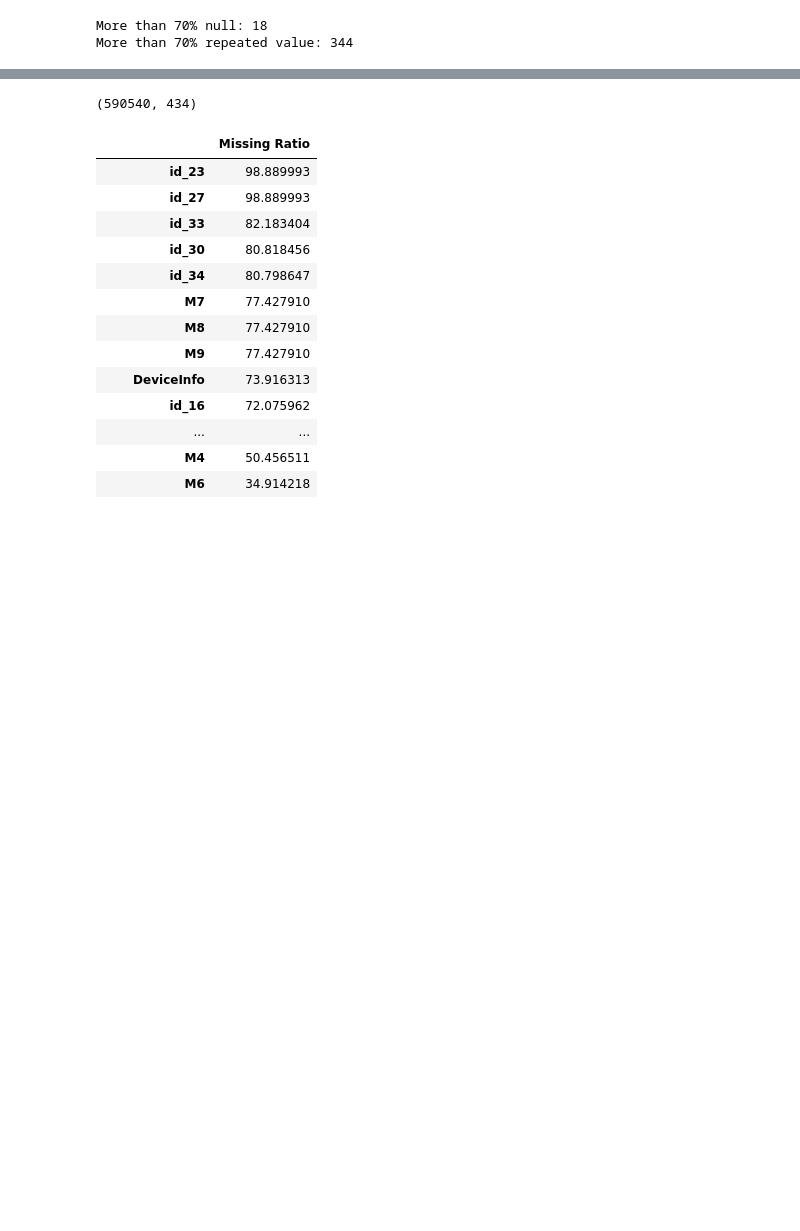
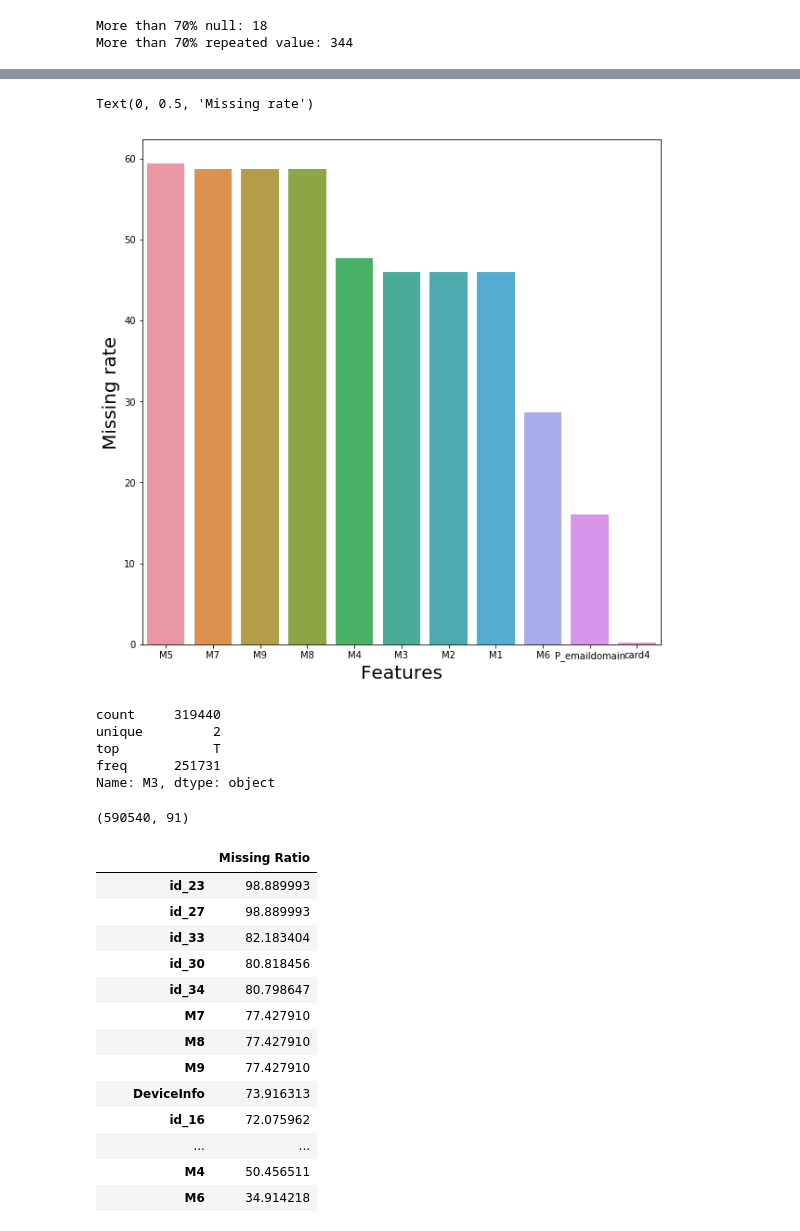
Before and after one commit to khanyousefzai/IEEE_Kaggle_Chalenge, a Jupyter notebook: IEEE_Kaggle_Challenge.ipynb, the cells around one changed output, grey strips where cells are left out. Saved outputs shown, nothing was run; the diff lists cells and outputs as text; code cells hidden in the pictures; blank space fills up the shorter version.

```diff
--- a/IEEE_Kaggle_Challenge.ipynb
+++ b/IEEE_Kaggle_Challenge.ipynb
@@ -205,3 +226,6 @@ cols_to_drop = get_useless_columns(train)
 # %% [output]
 More than 70% null: 18
 More than 70% repeated value: 344
+# %%
+train.columns = train.columns.astype(str)
+print(cols_to_drop)
@@ -211,10 +273,32 @@ More than 70% repeated value: 344
+# %%
+data_null = train.isnull().sum()/len(train) * 100
+data_null = data_null.drop(data_null[data_null == 0].index).sort_values(ascending=False)[:500]
+missing_data = pd.DataFrame({'Missing Ratio': data_null})
+missing_data.head()
+plt.subplots(figsize=(10,10))
+#plt.xticks(rotation='0')
+sns.barplot(data_null.index, data_null)
+plt.xlabel('Features', fontsize=20)
+plt.ylabel('Missing rate', fontsize=20)
+# %% [output]
+Text(0, 0.5, 'Missing rate')
+[figure, added]
+# %%
+train['M3'].describe()
+# %% [output]
+count     319440
+unique         2
+top            T
+freq      251731
+Name: M3, dtype: object
 # %%
 for i in train.columns:
-    if(i == cols_to_drop):
-        del train[]
+    for j in cols_to_drop:
+        if(i == j):
+            del train[i]
 train.shape
 # %% [output]
-(590540, 434)
+(590540, 91)
 # %%
 # Now we need to check the attribute the missing
 # First calculate the columns which constitude missing ratio
```
Also changed, not shown: parts of 4 cells of this notebook.
